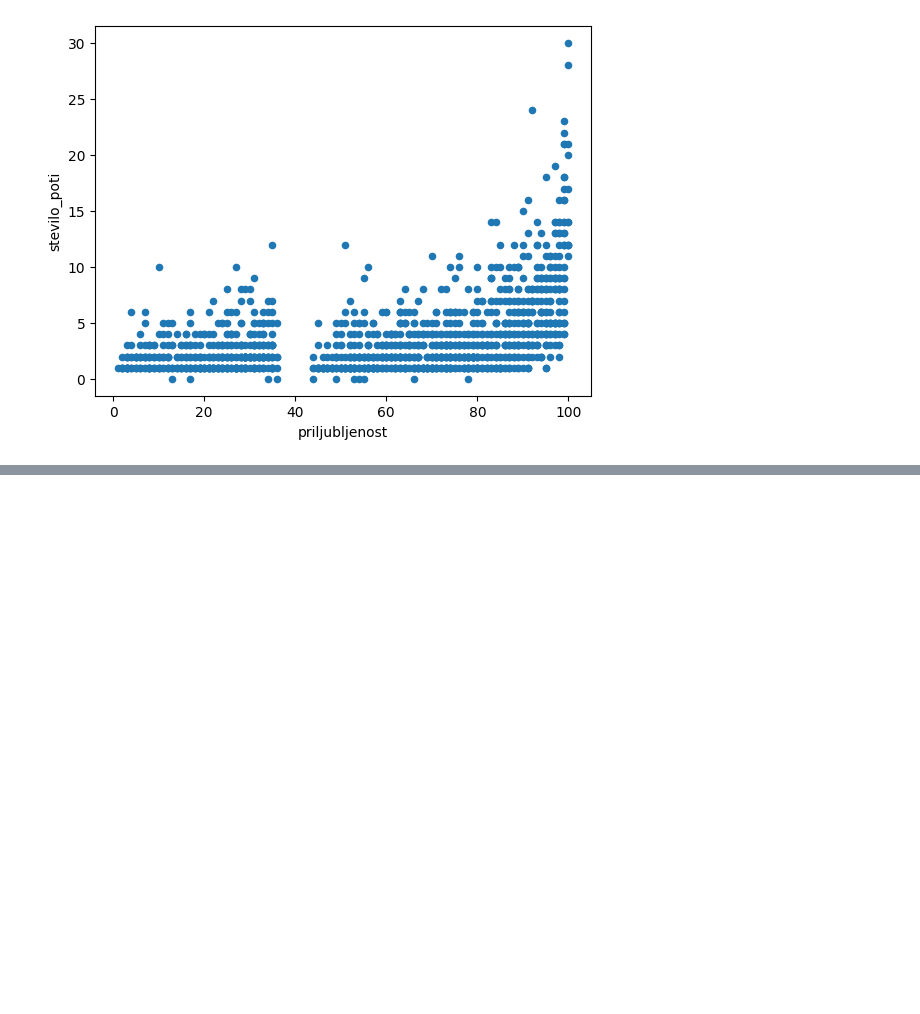
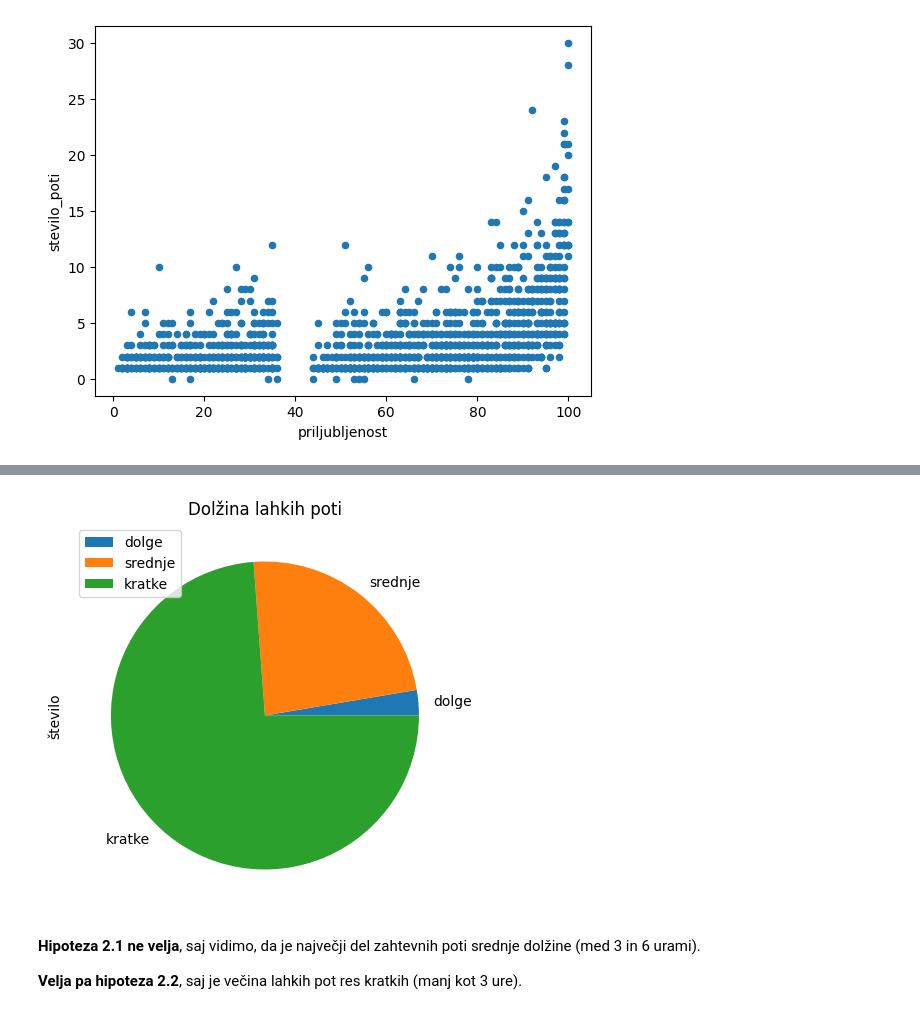
Before and after one commit to MancaMurn/Priljubljenost_slovenskih_gora, a Jupyter notebook: analiza.ipynb, the cells around one changed output, grey strips where cells are left out. Saved outputs shown, nothing was run; the diff lists cells and outputs as text; code cells hidden in the pictures; blank space fills up the shorter version.

```diff
--- a/analiza.ipynb
+++ b/analiza.ipynb
@@ -531,0 +495,14 @@ poti[poti.cas_poti >= 360]
+# %%
+st_dolgih = len(lahke_poti[lahke_poti.cas_poti >= 360])
+st_srednjih = len(lahke_poti[(lahke_poti.cas_poti >= 180) & (lahke_poti.cas_poti < 360)])
+st_kratkih = len(lahke_poti[lahke_poti.cas_poti < 180])
+
+diagram = pd.DataFrame({'število' : [st_dolgih, st_srednjih, st_kratkih]},
+                                    index=['dolge', 'srednje', 'kratke'])
+plot = diagram.plot(kind='pie', y='število', figsize=(5, 5), title='Dolžina lahkih poti')
+# %% [output]
+[figure, added]
+# %% [markdown]
+**Hipoteza 2.1 ne velja**, saj vidimo, da je največji del zahtevnih poti srednje dolžine (med 3 in 6 urami).
+
+**Velja pa hipoteza 2.2**, saj je večina lahkih pot res kratkih (manj kot 3 ure).
```
Also changed, not shown: parts of 33 cells of this notebook.
